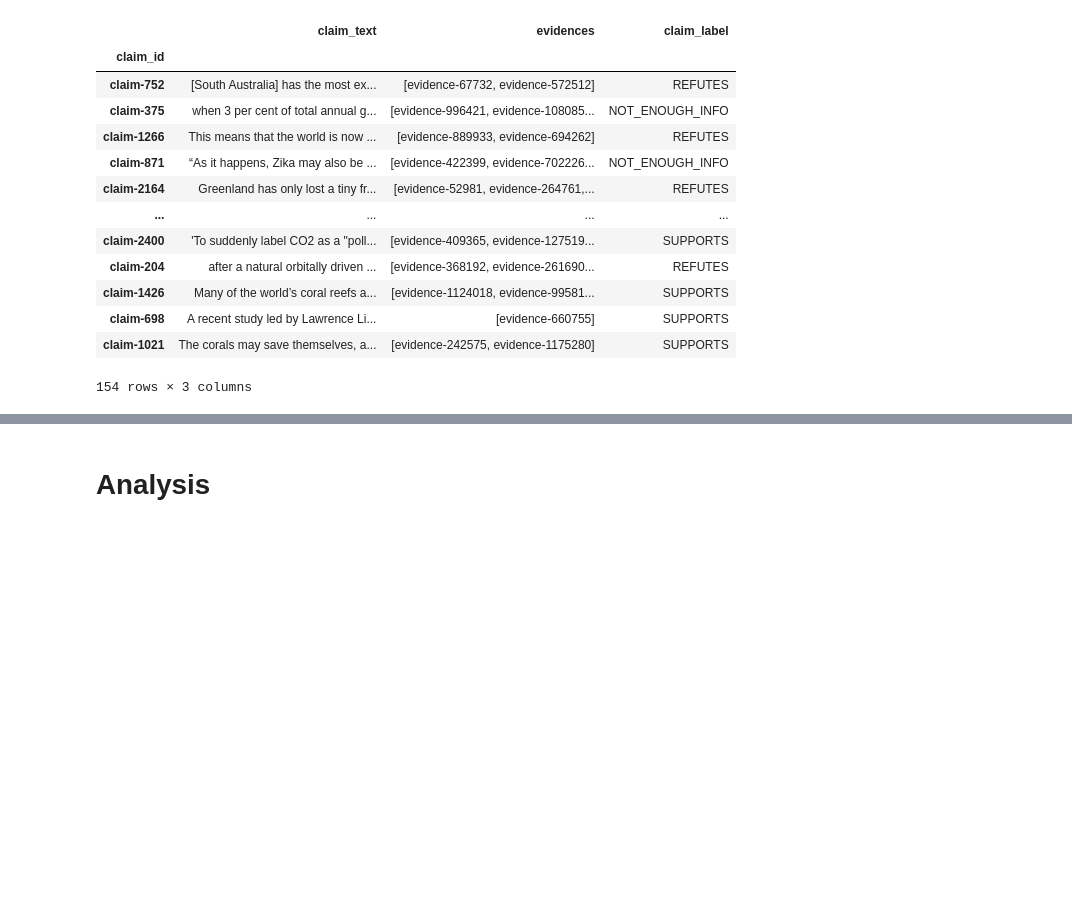
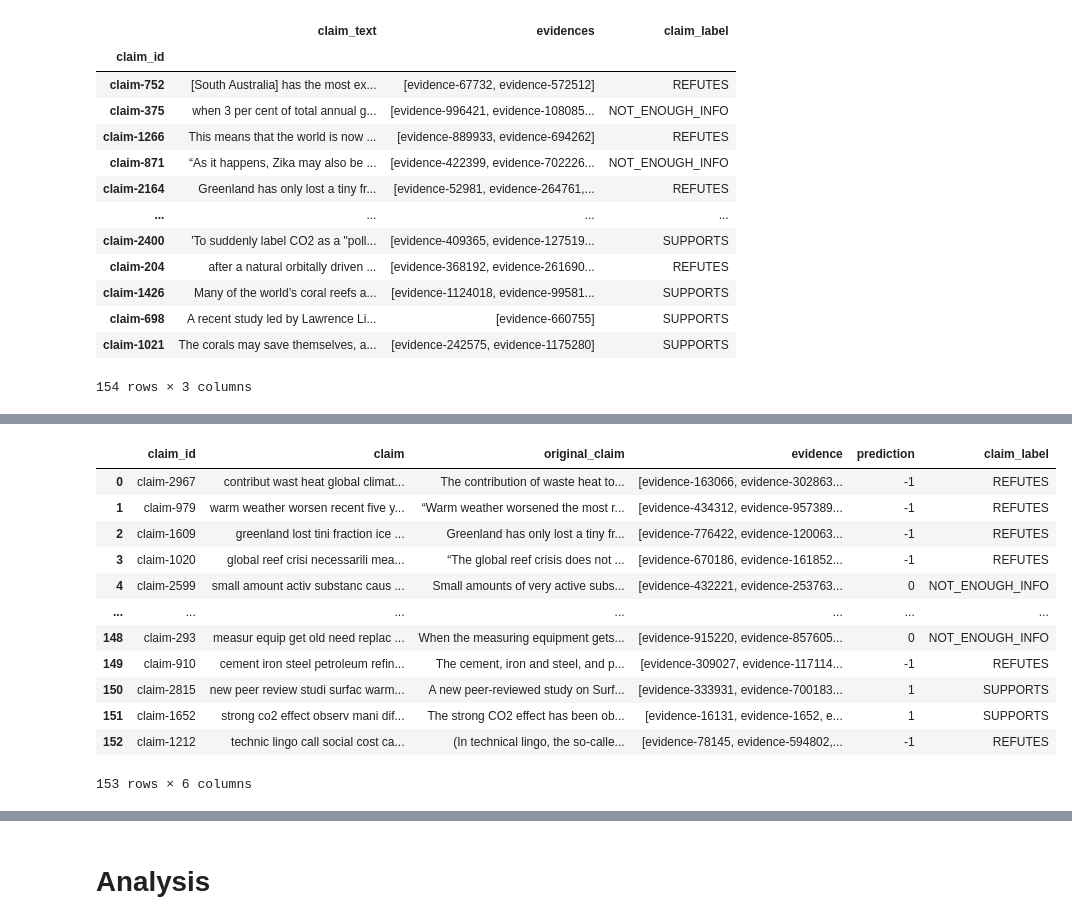
Before and after one commit to kexincchen/NLP-Project, a Jupyter notebook: classification/LSTM.ipynb, the cells around one changed output, grey strips where cells are left out. Cells and saved outputs as stored; diff of their text form; code cells hidden in the pictures; blank space fills up the shorter version.

```diff
--- a/classification/LSTM.ipynb
+++ b/classification/LSTM.ipynb
@@ -917,0 +956,19 @@ results_df
+# %%
+
+data_for_dataframe = []
+for claim_id, claim_details in test_data.items():
+    claim_text = preprocess_text(claim_details['claim_text'], stemmer, stop_words=None)
+    eids = claim_details['evidences']
+    for eid in eids:
+        evidence_text = evidence_map[eid]
+        data_for_dataframe.append({
+                'claim_id': claim_details['claim_id'],
+                'claim': claim_text,
+                'original_claim': claim_details['claim_text'],
+                'evidence_id': eid,
+                'evidence_text': evidence_text
+            })
+
+# Create DataFrame
+test_claims_df = pd.DataFrame(data_for_dataframe)
+test_claims_df
@@ -917,0 +1056,47 @@ results_df
+# %%
+def tag_label(prediction, tl=-0.2, th=0.2):
+    if prediction > th:
+        return 1
+    if prediction < tl:
+        return -1
+    return 0
+
+# Apply predictions to each row in the DataFrame
+results_df['prediction'] = results_df.apply(lambda row: tag_label(row['prediction'], tl=-0.2, th=0.20), axis=1)
+
+def determine_final_label(labels):
+    if len(set(labels)) == 1:
+        return labels.iloc[0]  # all labels are the same
+    else:
+        return "2"  # conflicting labels
+
+final_labels = results_df.groupby('claim_id')['prediction'].agg(determine_final_label)
+
+output_df = output_df.join(final_labels, on='claim_id')
+
+def map_to_label(prediction):
+    if prediction == 0:
+        return "NOT_ENOUGH_INFO"
+    if prediction == -1:
+        return "REFUTES"
+    if prediction == 1:
+        return "SUPPORTS"
+    return "DISPUTED"
+
+output_df["claim_label"] = output_df["prediction"].apply(lambda x: map_to_label(x))
+
+output_df
+# %% [output]
+|  | claim_id | claim | original_claim | evidence | prediction | claim_label |
+| 0 | claim-2967 | contribut wast heat global climat... | The contribution of waste heat to... | [evidence-163066, evidence-302863... | -1 | REFUTES |
+| 1 | claim-979 | warm weather worsen recent five y... | “Warm weather worsened the most r... | [evidence-434312, evidence-957389... | -1 | REFUTES |
+| 2 | claim-1609 | greenland lost tini fraction ice ... | Greenland has only lost a tiny fr... | [evidence-776422, evidence-120063... | -1 | REFUTES |
+| 3 | claim-1020 | global reef crisi necessarili mea... | “The global reef crisis does not ... | [evidence-670186, evidence-161852... | -1 | REFUTES |
+| 4 | claim-2599 | small amount activ substanc caus ... | Small amounts of very active subs... | [evidence-432221, evidence-253763... | 0 | NOT_ENOUGH_INFO |
+| ... | ... | ... | ... | ... | ... | ... |
+| 148 | claim-293 | measur equip get old need replac ... | When the measuring equipment gets... | [evidence-915220, evidence-857605... | 0 | NOT_ENOUGH_INFO |
+| 149 | claim-910 | cement iron steel petroleum refin... | The cement, iron and steel, and p... | [evidence-309027, evidence-117114... | -1 | REFUTES |
+| 150 | claim-2815 | new peer review studi surfac warm... | A new peer-reviewed study on Surf... | [evidence-333931, evidence-700183... | 1 | SUPPORTS |
+| 151 | claim-1652 | strong co2 effect observ mani dif... | The strong CO2 effect has been ob... | [evidence-16131, evidence-1652, e... | 1 | SUPPORTS |
+| 152 | claim-1212 | technic lingo call social cost ca... | (In technical lingo, the so-calle... | [evidence-78145, evidence-594802,... | -1 | REFUTES |
+153 rows × 6 columns
```
Also changed, not shown: parts of 16 cells of this notebook, 7 other files.
